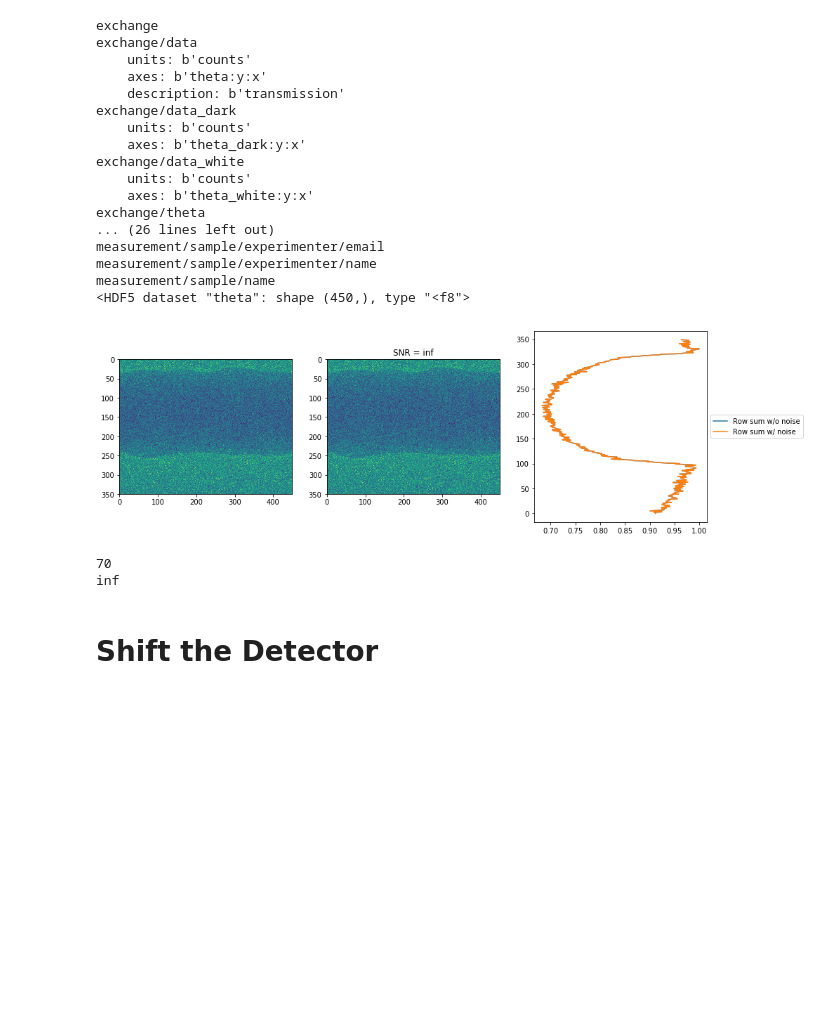
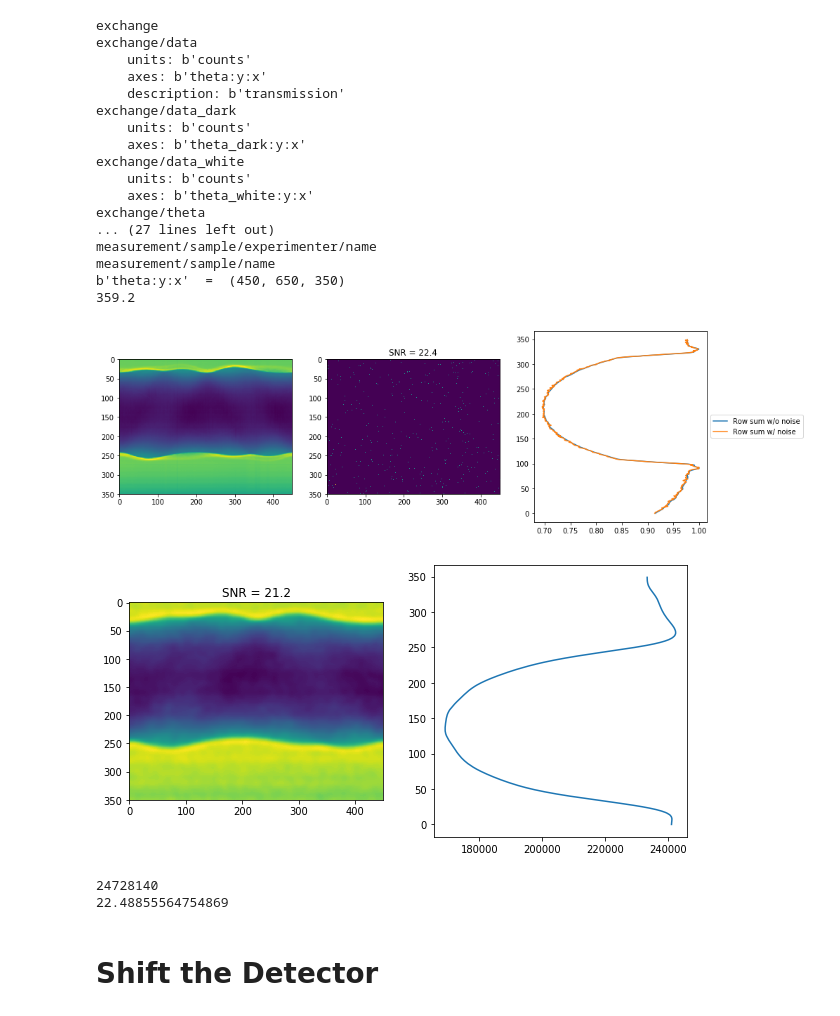
Before and after one commit to everettvacek/rotationCenter, a Jupyter notebook: Scan_crop_pad.ipynb, the cells around one changed output. Saved outputs shown, nothing was run; the diff lists cells and outputs as text; code cells hidden in the pictures; blank space fills up the shorter version.

```diff
--- a/Scan_crop_pad.ipynb
+++ b/Scan_crop_pad.ipynb
@@ -14,14 +14,19 @@ import h5py
 # %%
 #h_sino = h5py.File('./sinograms/tomo_00001/tomo_00001.h5', 'r')
 h_sino = h5py.File('./sinograms/tomo_00064_to_00067/tomo_00067.h5', 'r')
+
 def print_attrs(name, obj):
     print(name)
     for key, val in obj.attrs.items():
         print("    %s: %s" % (key, val))
+
+
 h_sino.visititems(print_attrs)
 data = h_sino['/exchange/data'][()]
-theta = h_sino['/exchange/theta']
-print(theta)
+data_axes = h_sino['/exchange/data'].attrs['axes']
+print(data_axes,' = ',data.shape)
+theta = h_sino['/exchange/theta'][()]
+print(max(theta))
 # %% [output]
 exchange
 exchange/data
@@ -35,8 +40,8 @@ exchange/data_white
     units: b'counts'
     axes: b'theta_white:y:x'
 exchange/theta
-... (26 lines left out)
-measurement/sample/experimenter/email
+... (27 lines left out)
 measurement/sample/experimenter/name
 measurement/sample/name
-<HDF5 dataset "theta": shape (450,), type "<f8">
+b'theta:y:x'  =  (450, 650, 350)
+359.2
@@ -43,35 +76,32 @@ measurement/sample/name
 # %%
-exposure = .1
-#clip = 10000
-#sinogram = np.clip(np.load('sinogram_off_center.npy'),clip, None)
-added = np.sum(add_noise(data,exposure)[0],axis = 1)
-sinogram = np.transpose(added)
-#sinogram = np.transpose(data[:,100,:])
-#added_noise = add_noise(sinogram, exposure)
-sinogram_noise = sinogram#added_noise[0]
-sinogram_noise_snr = added_noise[1]
-
-rowsum = np.sum(sinogram, axis=1)
-rowsum_n = np.sum(sinogram_noise, axis=1)
-
+## Plot ##
 plt.figure(figsize=(15,5))
 plt.subplot(131)
 plt.imshow(sinogram)
 plt.subplot(132)
 plt.imshow(sinogram_noise)
 plt.title('SNR = ' + str(sinogram_noise_snr)[0:4])
 plt.subplot(133)
 plt.plot(rowsum[::-1]/np.max(rowsum), np.arange(0,sinogram.shape[0],1), label = 'Row sum w/o noise')
 plt.plot(rowsum_n[::-1]/np.max(rowsum_n), np.arange(0,sinogram.shape[0],1), label = 'Row sum w/ noise')
 plt.legend(loc='center left', bbox_to_anchor=(1, 0.5))
 
 plt.show()
 
+plt.figure(figsize = (10,5))
+plt.subplot(121)
+plt.imshow(gaussian_filter(sinogram_slice, sigma=5))
+plt.title('SNR = ' + str(sinogram_slice_snr)[0:4])
+plt.subplot(122)
+plt.plot(np.sum(gaussian_filter1d(sinogram_slice, sigma=10, axis=0), axis = 1), np.arange(0,sinogram.shape[0],1))
+plt.show()
+
 print(np.max(sinogram))
 print(sinogram_noise_snr)
 # %% [output]
-[figure, old version]
+[figure, new version]
+[figure, added]
-70
-inf
+24728140
+22.48855564754869
 # %% [markdown]
 # Shift the Detector
```
Also changed, not shown: parts of 19 cells of this notebook, 2 other files.
